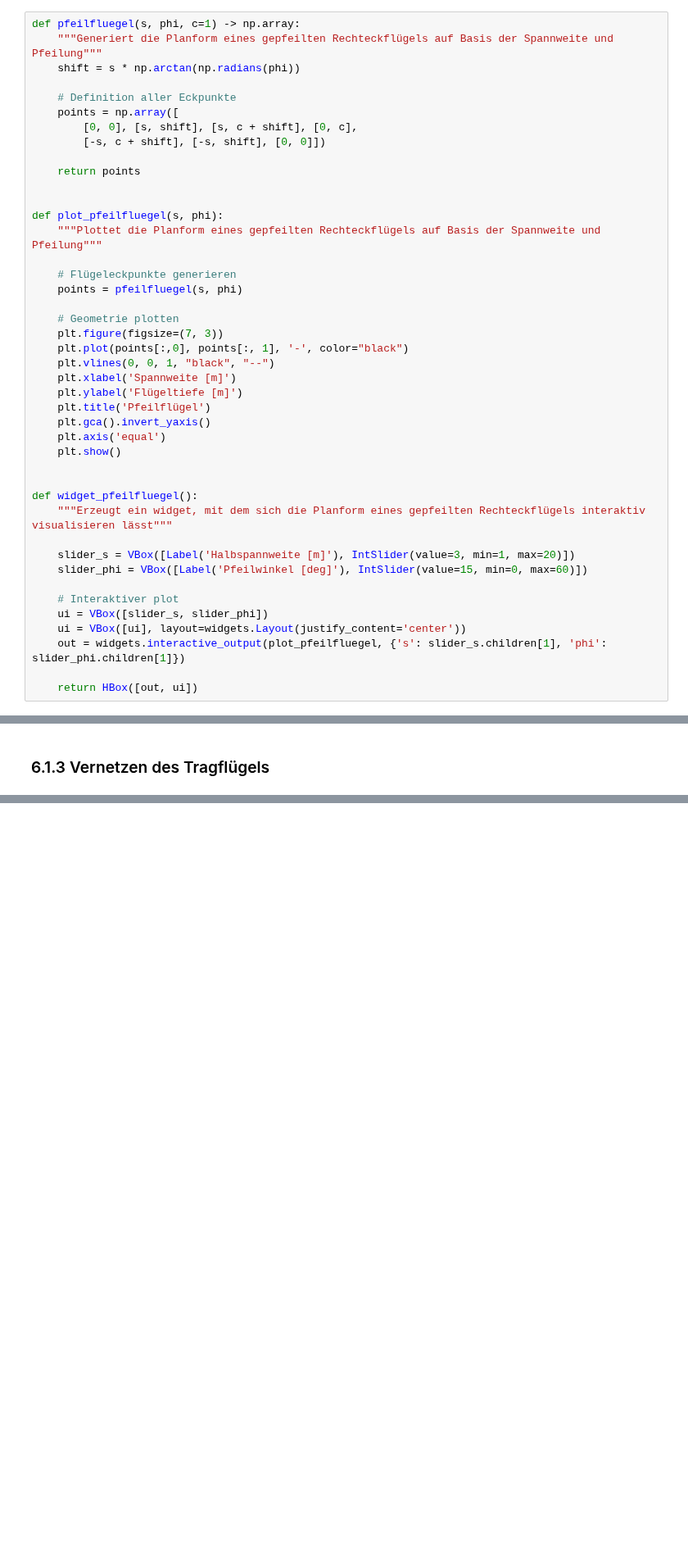
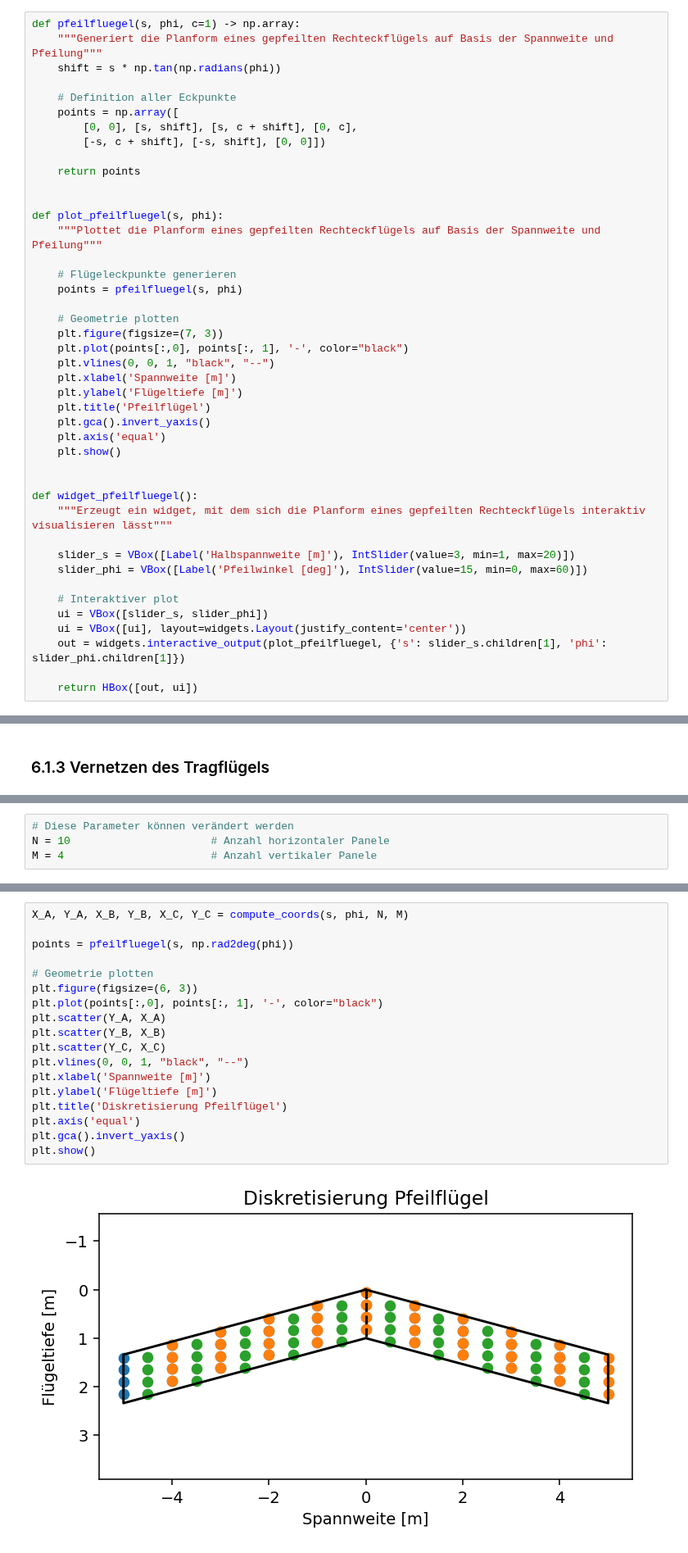
Before and after one commit to AntonSchreiber/aero-lecture, a Jupyter notebook: notebooks_solved/uebung6_VLM.ipynb, the cells around one changed output, grey strips where cells are left out. Shown at 82% size. Drawn from its saved outputs; the diff is of its cells as text; blank space fills up the shorter version.

```diff
--- a/notebooks_solved/uebung6_VLM.ipynb
+++ b/notebooks_solved/uebung6_VLM.ipynb
@@ -15,7 +15,7 @@ plt.rcParams["figure.dpi"] = 140
 # %%
 def pfeilfluegel(s, phi, c=1) -> np.array:
     """Generiert die Planform eines gepfeilten Rechteckflügels auf Basis der Spannweite und Pfeilung"""
-    shift = s * np.arctan(np.radians(phi))
+    shift = s * np.tan(np.radians(phi))
 
     # Definition aller Eckpunkte
     points = np.array([
@@ -256,0 +126,4 @@ IndexError: index 16 is out of bounds for axis 0 with size 16
+# %%
+# Diese Parameter können verändert werden
+N = 10                      # Anzahl horizontaler Panele
+M = 4                       # Anzahl vertikaler Panele
@@ -256,0 +188,20 @@ IndexError: index 16 is out of bounds for axis 0 with size 16
+# %%
+X_A, Y_A, X_B, Y_B, X_C, Y_C = compute_coords(s, phi, N, M)
+
+points = pfeilfluegel(s, np.rad2deg(phi))
+
+# Geometrie plotten
+plt.figure(figsize=(6, 3))
+plt.plot(points[:,0], points[:, 1], '-', color="black")
+plt.scatter(Y_A, X_A)
+plt.scatter(Y_B, X_B)
+plt.scatter(Y_C, X_C)
+plt.vlines(0, 0, 1, "black", "--")
+plt.xlabel('Spannweite [m]')
+plt.ylabel('Flügeltiefe [m]')
+plt.title('Diskretisierung Pfeilflügel')
+plt.axis('equal')
+plt.gca().invert_yaxis()
+plt.show()
+# %% [output]
+[figure, added]
```
Also changed, not shown: parts of 8 cells of this notebook.
